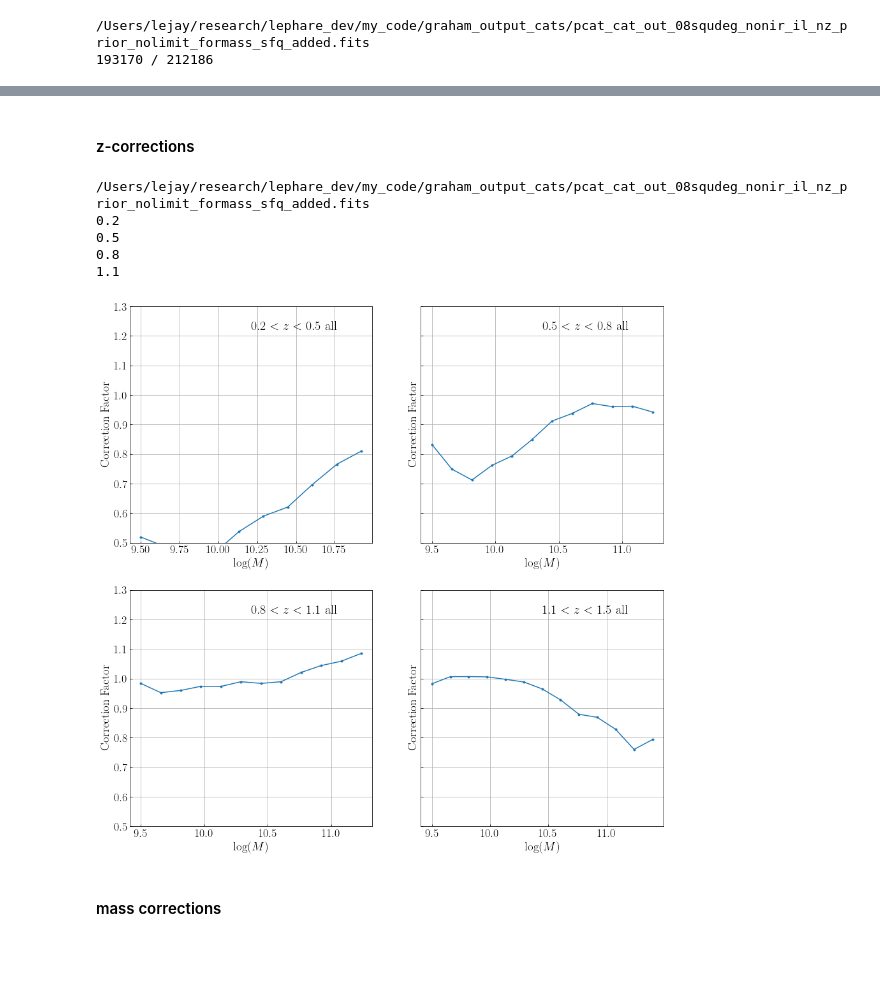
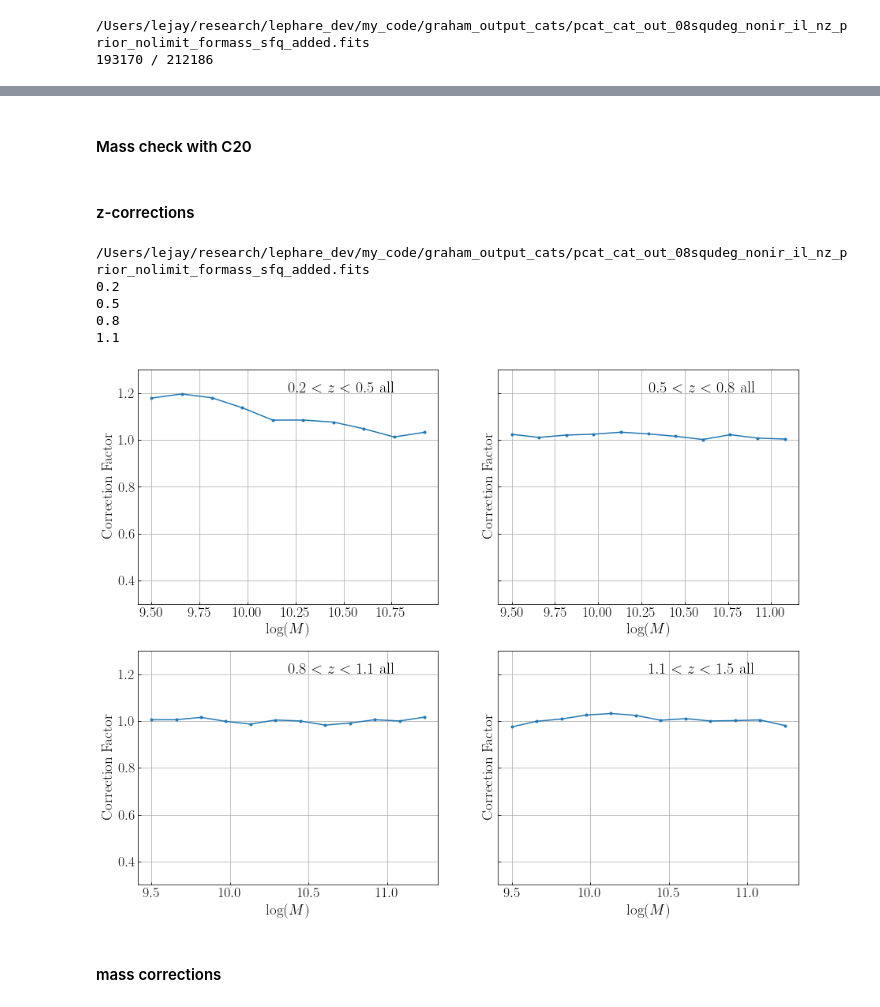
Before and after one commit to LejayChen/massive_gals, a Jupyter notebook: lephare_pcat_checks.ipynb, the cells around one changed output, grey strips where cells are left out. Saved outputs shown, nothing was run; the diff lists cells and outputs as text; code cells hidden in the pictures; blank space fills up the shorter version.

```diff
--- a/lephare_pcat_checks.ipynb
+++ b/lephare_pcat_checks.ipynb
@@ -110,3 +149,5 @@ else:
+# %% [markdown]
+#### Mass check with C20
 # %% [markdown]
 #### z-corrections
 # %%
@@ -114,6 +155,7 @@ else:
 z_mins = [0.2, 0.5, 0.8, 1.1]
 z_maxs = [0.5, 0.8, 1.1, 1.5]
 sfq = 'all'
+zkeyname = 'Z_COMBINE'
 
 cat_name = cat_output_nonir_name
 print(cat_name)
@@ -156,7 +198,7 @@ elif sfq == 'sf':
 else:
     pass
 
-fig, axs = plt.subplots(2, 2, figsize = (15, 15), sharey=True)
+fig, axs = plt.subplots(2, 2, figsize = (15, 12), sharey=True)
 mass_list = np.linspace(9.5, 12.5, 20)
 min_gals = 200 # minimum number of galaxies in the bin to have a measurement
 bin_size = 0.125
@@ -183,44 +225,44 @@ for i in range(len(z_mins)):
         cat_m_select = cat_output_c20added[cond]
 
         cat_true = cat_m_select[np.logical_and(cat_m_select['lp_zPDF']>z_mins[i],cat_m_select['lp_zPDF']<z_maxs[i])]
-        cat_my_z = cat_m_select[np.logical_and(cat_m_select['Z_ML']>z_mins[i],cat_m_select['Z_ML']<z_maxs[i])]
+        cat_my_z = cat_m_select[np.logical_and(cat_m_select[zkeyname]>z_mins[i],cat_m_select[zkeyname]<z_maxs[i])]
 
         cat_correct = cat_my_z[np.logical_and(cat_my_z['lp_zPDF']>z_mins[i],cat_my_z['lp_zPDF']<z_maxs[i])]
-        cat_interlopers = cat_my_z[abs(cat_my_z['lp_zPDF']-cat_my_z['Z_ML'])>threshold*(1+cat_my_z['Z_ML'])]
-        cat_missing = cat_true[abs(cat_true['lp_zPDF']-cat_true['Z_ML'])>threshold*(1+cat_true['lp_zPDF'])]
-        cat_outliers = cat_true[abs(cat_true['lp_zPDF'] - cat_true['Z_ML'])>threshold*(1+cat_true['lp_zPDF'])]
+        cat_interlopers = cat_my_z[abs(cat_my_z['lp_zPDF']-cat_my_z[zkeyname])>threshold*(1+cat_my_z[zkeyname])]
+        cat_missing = cat_true[abs(cat_true['lp_zPDF']-cat_true[zkeyname])>threshold*(1+cat_true['lp_zPDF'])]
+        cat_outliers = cat_true[abs(cat_true['lp_zPDF'] - cat_true[zkeyname])>threshold*(1+cat_true['lp_zPDF'])]
 
         if len(cat_true)>min_gals or len(cat_my_z)>min_gals:
             mass_plot_list.append(mass)
             if mode == 'all outliers':
                 correction_list.append(len(cat_true)/len(cat_my_z))
             else:
                 correction_list.append((len(cat_correct)+len(cat_missing))/(len(cat_correct)+len(cat_interlopers)))
 
     axs[row][col].plot(mass_plot_list,correction_list,'.-')
     axs[row][col].set_xlabel(r'$\log(M)$',fontsize=19)
     axs[row][col].set_ylabel('Correction Factor',fontsize=19)
     axs[row][col].grid(True)
     axs[row][col].annotate('$'+str(z_mins[i])+'<z<'+str(z_maxs[i])+'$ '+sfq,xy=([0.5,0.9]),xycoords='axes fraction',fontsize=20,color='k')
-    axs[row][col].set_ylim([0.5,1.3])
+    axs[row][col].set_ylim([0.3,1.3])
 
     # save to disc
     corr_factor = np.vstack([mass_plot_list,np.array(correction_list)])
     np.save('pcat_outlier_corr_frac_'+sfq+'_'+str(z_mins[i])+'.npy',corr_factor)
 
     # fit polynomial
     # coeff = np.polyfit(mass_plot_list,correction_list,3)
     # x_corr = np.linspace(mass_plot_list[0],mass_plot_list[-1],100)
     # y_corr = coeff[0]*x_corr**3+coeff[1]*x_corr**2+coeff[2]*x_corr+coeff[3]
     # axs[row][col].plot(x_corr, y_corr, color='r',alpha=0.5)
     # corr_factor_smooth = np.vstack([x_corr,y_corr])
     # np.save('pcat_outlier_corr_frac_'+sfq+'_'+str(z_mins[i])+'_smooth.npy',corr_factor_smooth)
 # %% [output]
 /Users/lejay/research/lephare_dev/my_code/graham_output_cats/pcat_cat_out_08squdeg_nonir_il_nz_prior_nolimit_formass_sfq_added.fits
 0.2
 0.5
 0.8
 1.1
-[figure, old version]
+[figure, new version]
 # %% [markdown]
 #### mass corrections
```
Also changed, not shown: parts of 9 cells of this notebook, 3 other files.
